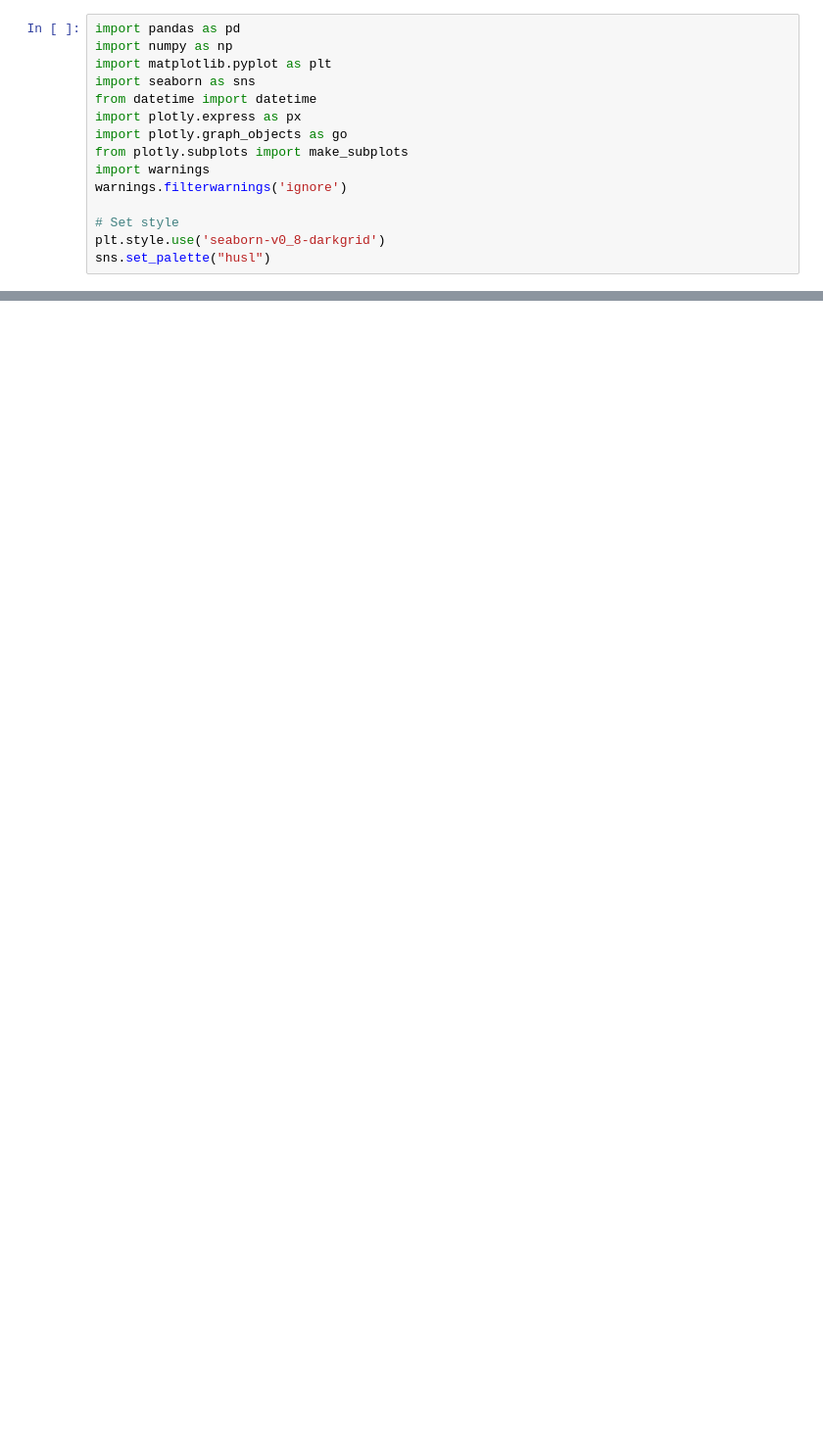
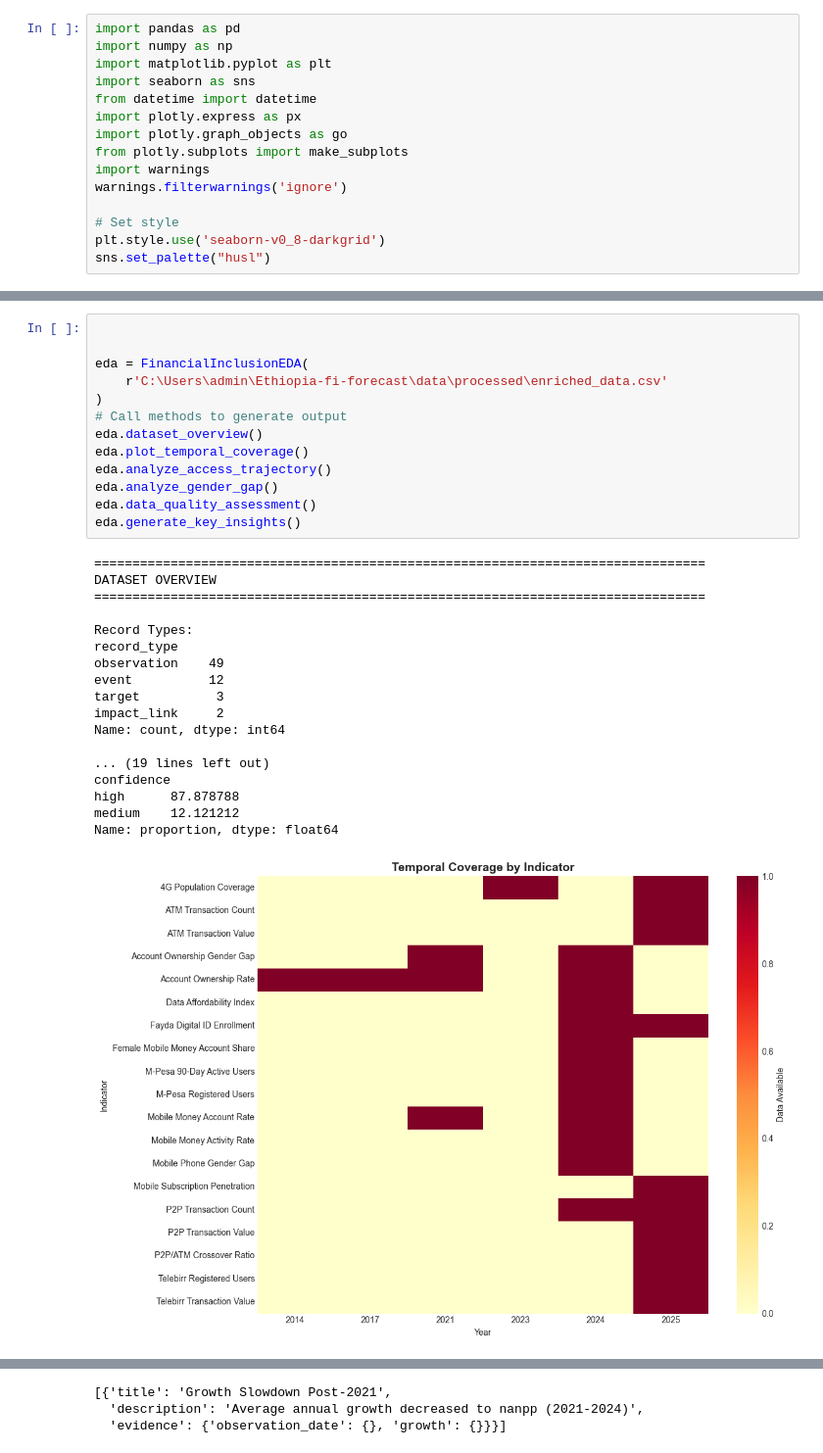
Before and after one commit to Saronzeleke/Ethiopia-fi-forecast, a Jupyter notebook: notebooks/eda_analysis.ipynb, the cells around one changed output, grey strips where cells are left out. Shown at 98% size. Drawn from its saved outputs; the diff is of its cells as text; blank space fills up the shorter version.

```diff
--- a/notebooks/eda_analysis.ipynb
+++ b/notebooks/eda_analysis.ipynb
@@ -501,0 +213,32 @@ class FinancialInclusionEDA:
+# %%
+
+
+eda = FinancialInclusionEDA(
+    r'C:\Users\admin\Ethiopia-fi-forecast\data\processed\enriched_data.csv'
+)
+# Call methods to generate output
+eda.dataset_overview()
+eda.plot_temporal_coverage()
+eda.analyze_access_trajectory()
+eda.analyze_gender_gap()
+eda.data_quality_assessment()
+eda.generate_key_insights()
+# %% [output]
+================================================================================
+DATASET OVERVIEW
+================================================================================
+
+Record Types:
+record_type
+observation    49
+event          12
+target          3
+impact_link     2
+Name: count, dtype: int64
+
+... (19 lines left out)
+confidence
+high      87.878788
+medium    12.121212
+Name: proportion, dtype: float64
+[figure, added]
@@ -501,0 +263,3 @@ class FinancialInclusionEDA:
+[{'title': 'Growth Slowdown Post-2021',
+  'description': 'Average annual growth decreased to nanpp (2021-2024)',
+  'evidence': {'observation_date': {}, 'growth': {}}}]
```
Also changed, not shown: parts of 2 cells of this notebook, 3 other files.
